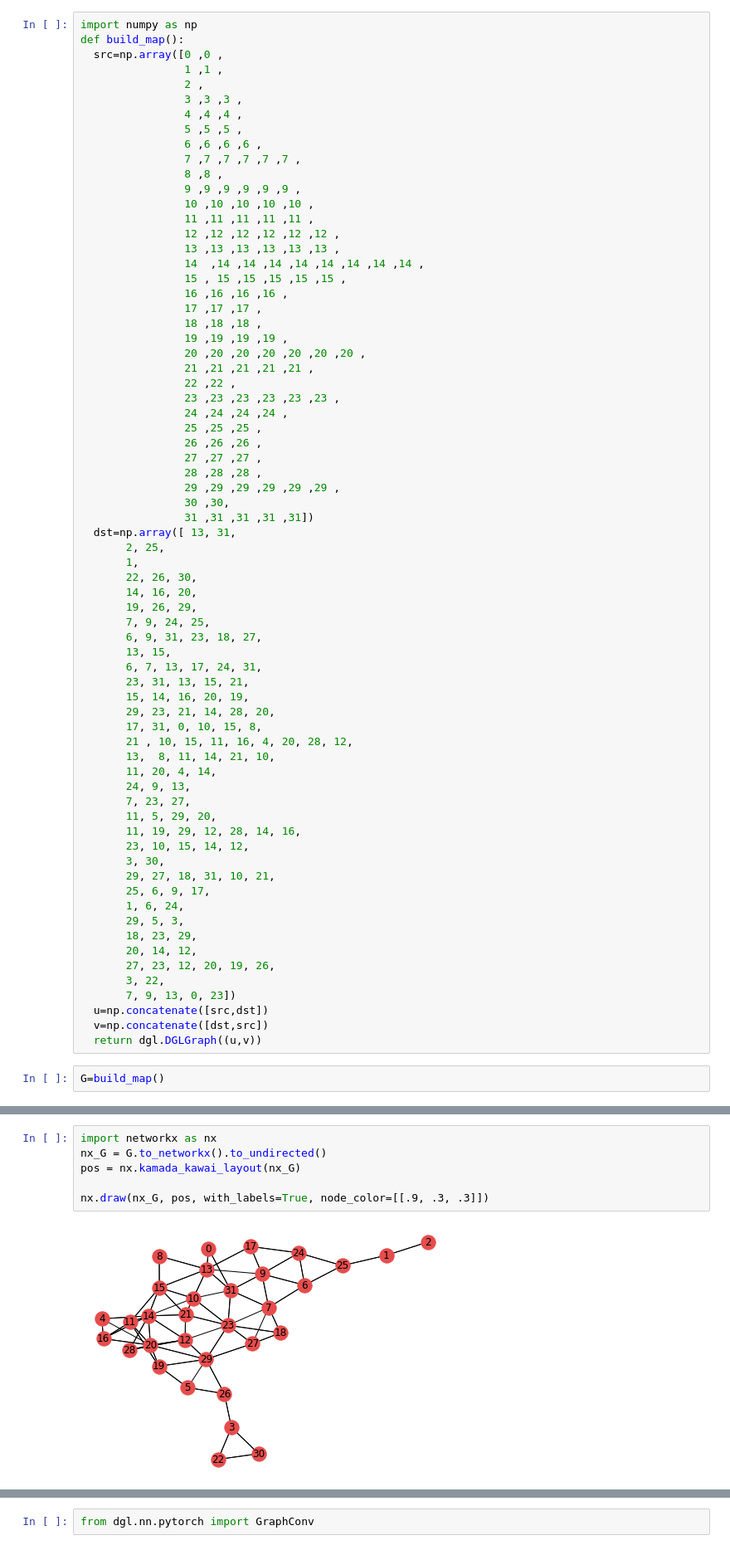
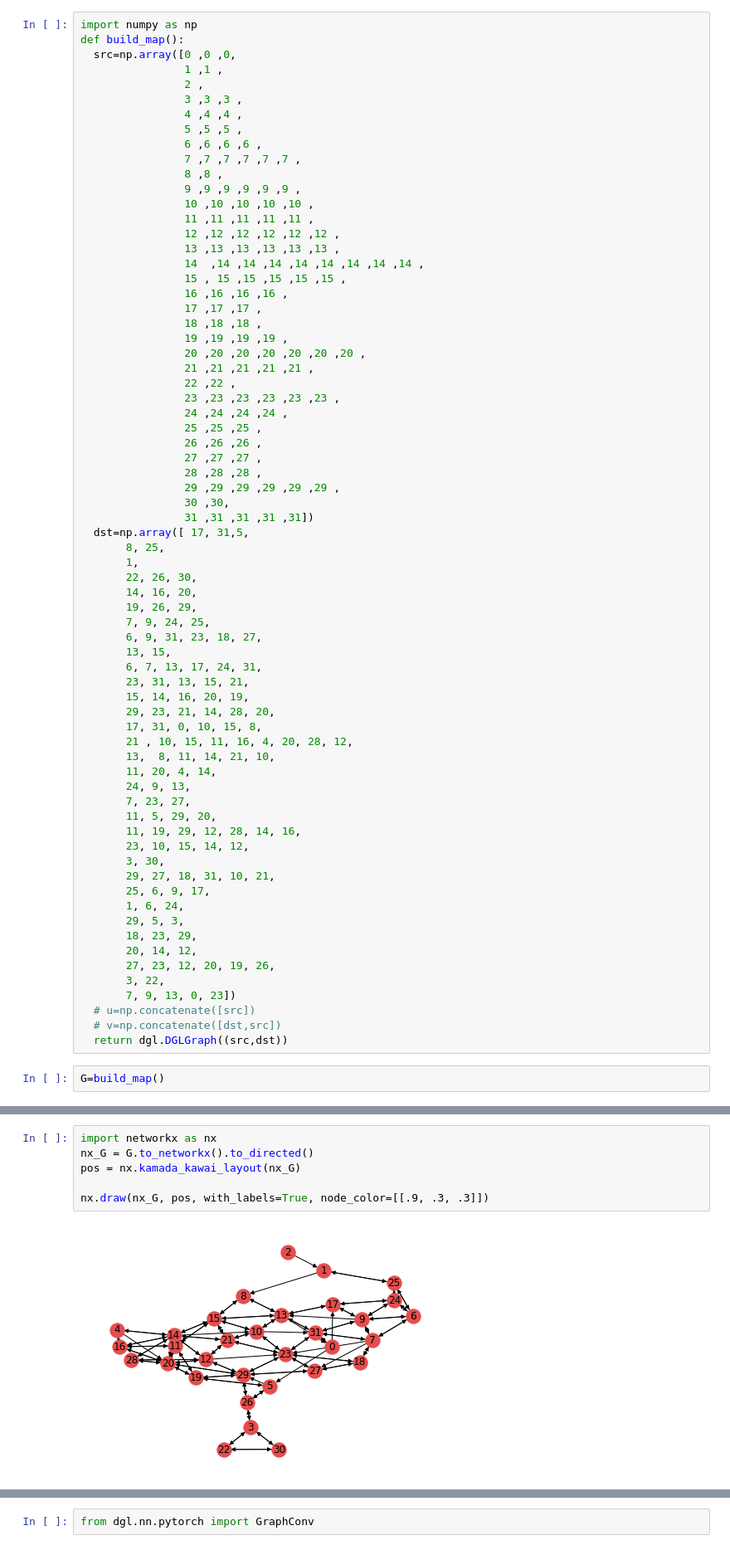
Before and after one commit to covidsimteam/Contact-Tracing, a Jupyter notebook: dgl_map/dgl_map.ipynb, the cells around one changed output, grey strips where cells are left out. Shown at 83% size. Drawn from its saved outputs; the diff is of its cells as text.

```diff
--- a/dgl_map/dgl_map.ipynb
+++ b/dgl_map/dgl_map.ipynb
@@ -60,7 +60,7 @@ G.add_nodes(32)
 # %%
 import numpy as np
 def build_map():
-  src=np.array([0 ,0 ,
+  src=np.array([0 ,0 ,0,
                 1 ,1 ,
                 2 ,
                 3 ,3 ,3 ,
@@ -92,8 +92,8 @@ def build_map():
                 29 ,29 ,29 ,29 ,29 ,29 ,
                 30 ,30,
                 31 ,31 ,31 ,31 ,31])
-  dst=np.array([ 13, 31,
-       2, 25,
+  dst=np.array([ 17, 31,5,
+       8, 25,
        1,
        22, 26, 30,
        14, 16, 20,
@@ -124,9 +124,9 @@ def build_map():
        27, 23, 12, 20, 19, 26,
        3, 22,
        7, 9, 13, 0, 23])
-  u=np.concatenate([src,dst])
-  v=np.concatenate([dst,src])
-  return dgl.DGLGraph((u,v))
+  # u=np.concatenate([src])
+  # v=np.concatenate([dst,src])
+  return dgl.DGLGraph((src,dst))
 # %%
 G=build_map()
 # %%
@@ -138,8 +140,8 @@ print(G.number_of_edges())
 # %%
 import networkx as nx
-nx_G = G.to_networkx().to_undirected()
+nx_G = G.to_networkx().to_directed()
 pos = nx.kamada_kawai_layout(nx_G)
 
 nx.draw(nx_G, pos, with_labels=True, node_color=[[.9, .3, .3]])
 # %% [output]
-[figure, old version]
+[figure, new version]
```
Also changed, not shown: parts of 28 cells of this notebook.
